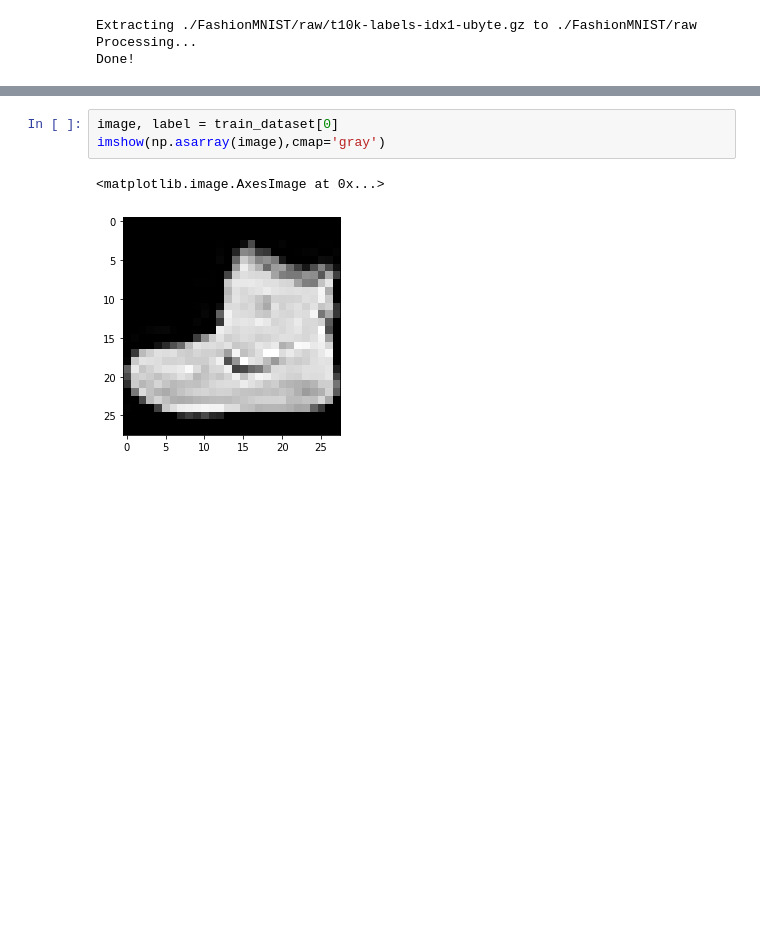
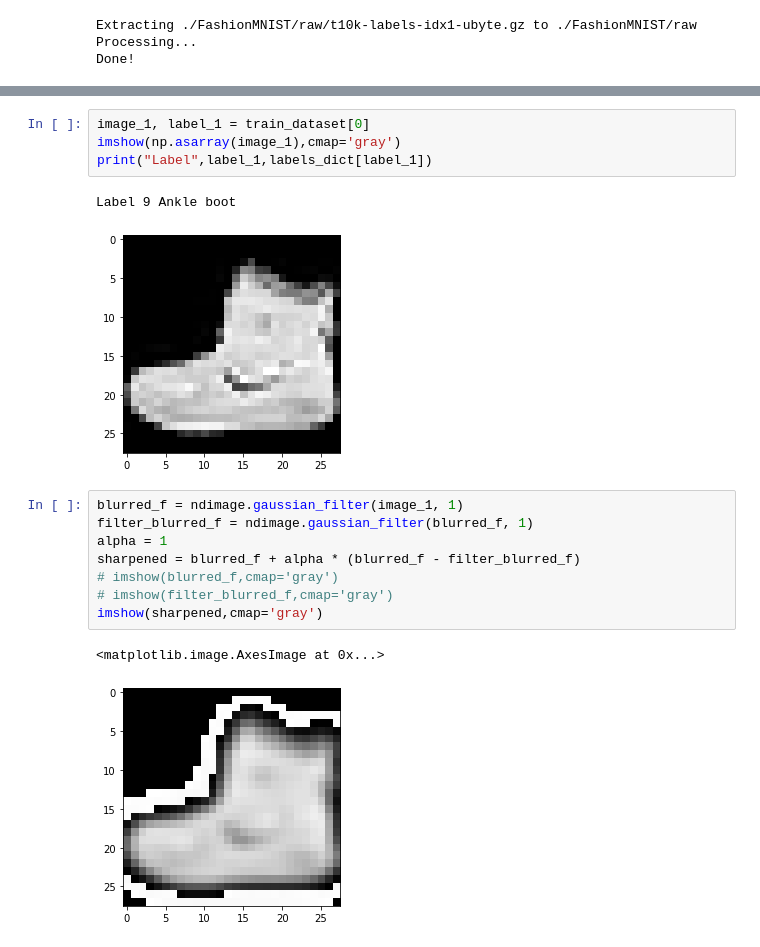
Before and after one commit to don3tan/MLCodingChallenge, a Jupyter notebook: FashionMNIST.ipynb, the cells around one changed output, grey strips where cells are left out. Saved outputs shown, nothing was run; the diff lists cells and outputs as text; blank space fills up the shorter version.

```diff
--- a/FashionMNIST.ipynb
+++ b/FashionMNIST.ipynb
@@ -30,6 +62,18 @@ Done!
 # %%
-image, label = train_dataset[0]
-imshow(np.asarray(image),cmap='gray')
+image_1, label_1 = train_dataset[0]
+imshow(np.asarray(image_1),cmap='gray')
+print("Label",label_1,labels_dict[label_1])
 # %% [output]
-<matplotlib.image.AxesImage at 0x...>
+Label 9 Ankle boot
 [figure]
+# %%
+blurred_f = ndimage.gaussian_filter(image_1, 1)
+filter_blurred_f = ndimage.gaussian_filter(blurred_f, 1)
+alpha = 1
+sharpened = blurred_f + alpha * (blurred_f - filter_blurred_f)
+# imshow(blurred_f,cmap='gray')
+# imshow(filter_blurred_f,cmap='gray')
+imshow(sharpened,cmap='gray')
+# %% [output]
+<matplotlib.image.AxesImage at 0x...>
+[figure, added]
```
Also changed, not shown: parts of 19 cells of this notebook.
